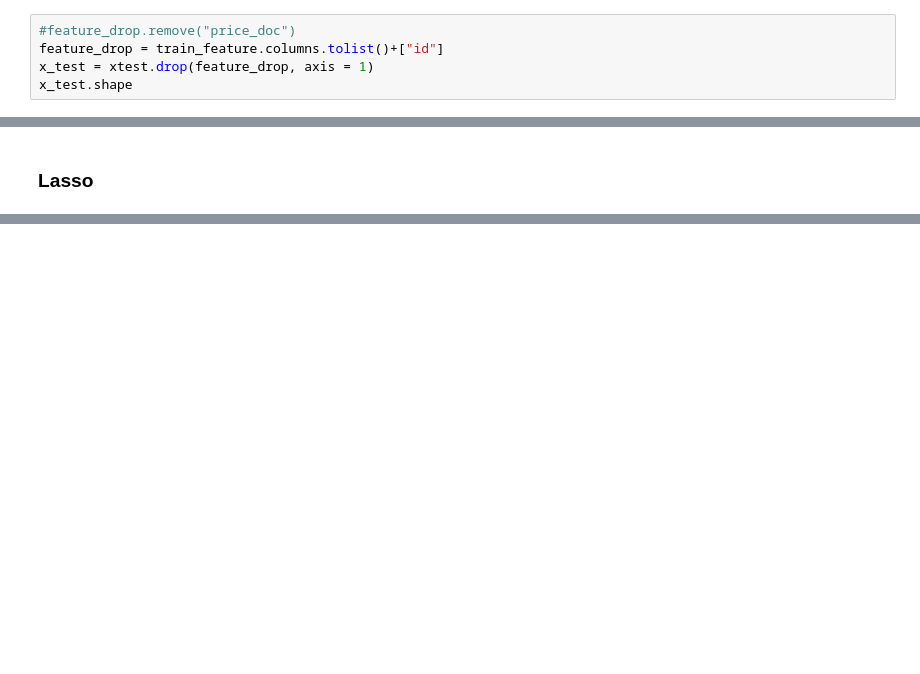
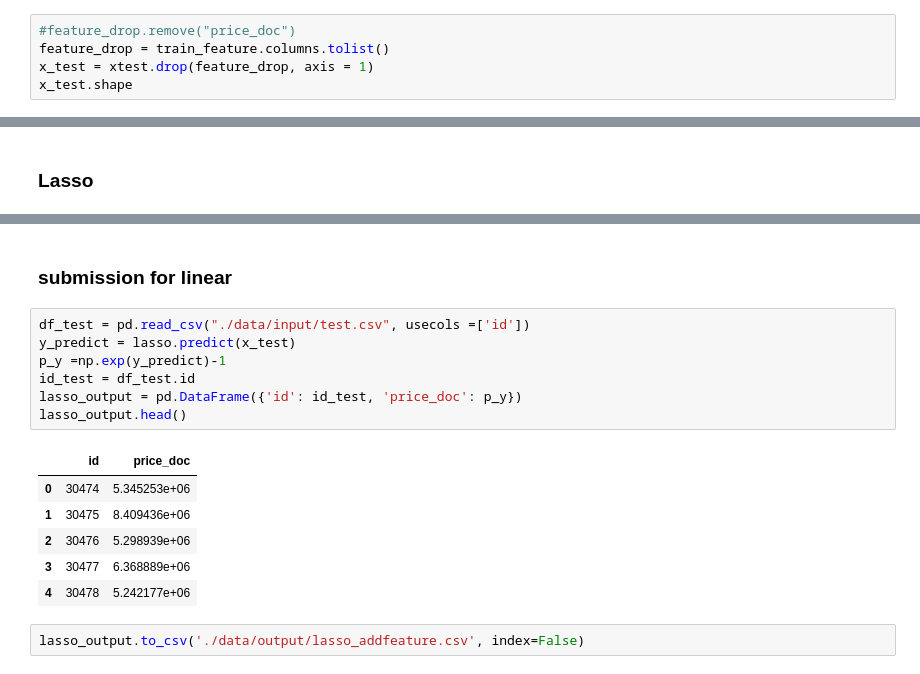
Before and after one commit to whalejasmine/ruhouse, a Jupyter notebook: Lasso_regression.ipynb, the cells around one changed output, grey strips where cells are left out. Drawn from its saved outputs; the diff is of its cells as text; blank space fills up the shorter version.

```diff
--- a/Lasso_regression.ipynb
+++ b/Lasso_regression.ipynb
@@ -221,6 +262,6 @@ dtype_df.groupby("Column Type").aggregate('count').reset_index()
 # %%
 #feature_drop.remove("price_doc")
-feature_drop = train_feature.columns.tolist()+["id"]
+feature_drop = train_feature.columns.tolist()
 x_test = xtest.drop(feature_drop, axis = 1)
 x_test.shape
 # %% [output]
@@ -526,0 +696,18 @@ print cv_score_lasso
+# %% [markdown]
+### submission for linear
+# %%
+df_test = pd.read_csv("./data/input/test.csv", usecols =['id'])
+y_predict = lasso.predict(x_test)
+p_y =np.exp(y_predict)-1
+id_test = df_test.id
+lasso_output = pd.DataFrame({'id': id_test, 'price_doc': p_y})
+lasso_output.head()
+# %% [output]
+|  | id | price_doc |
+| 0 | 30474 | 5.345253e+06 |
+| 1 | 30475 | 8.409436e+06 |
+| 2 | 30476 | 5.298939e+06 |
+| 3 | 30477 | 6.368889e+06 |
+| 4 | 30478 | 5.242177e+06 |
+# %%
+lasso_output.to_csv('./data/output/lasso_addfeature.csv', index=False)
```
Also changed, not shown: parts of 29 cells of this notebook, 20 other files.
